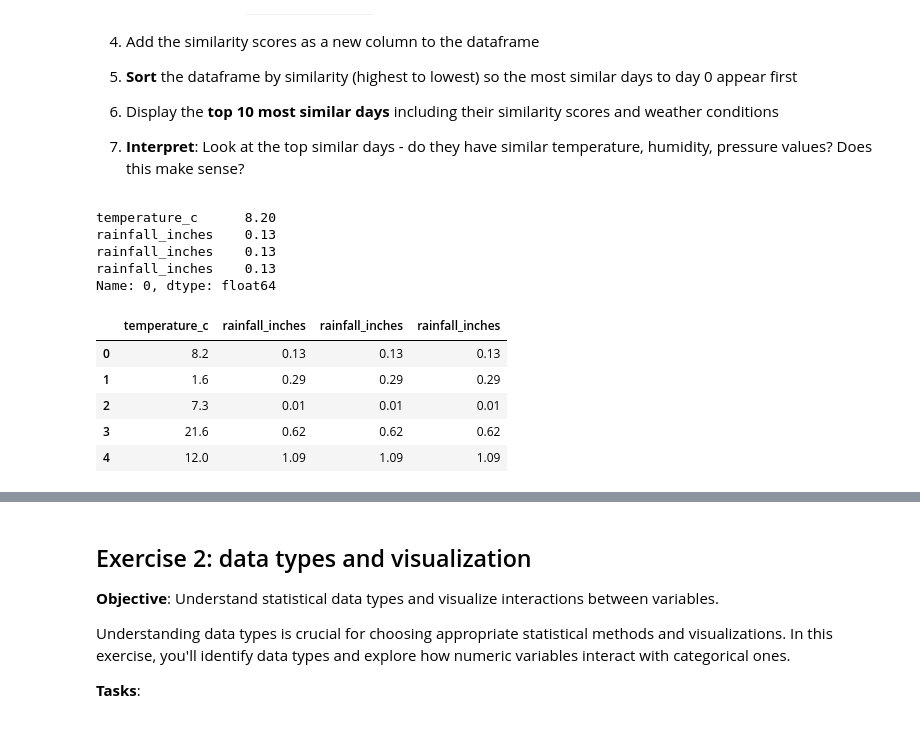
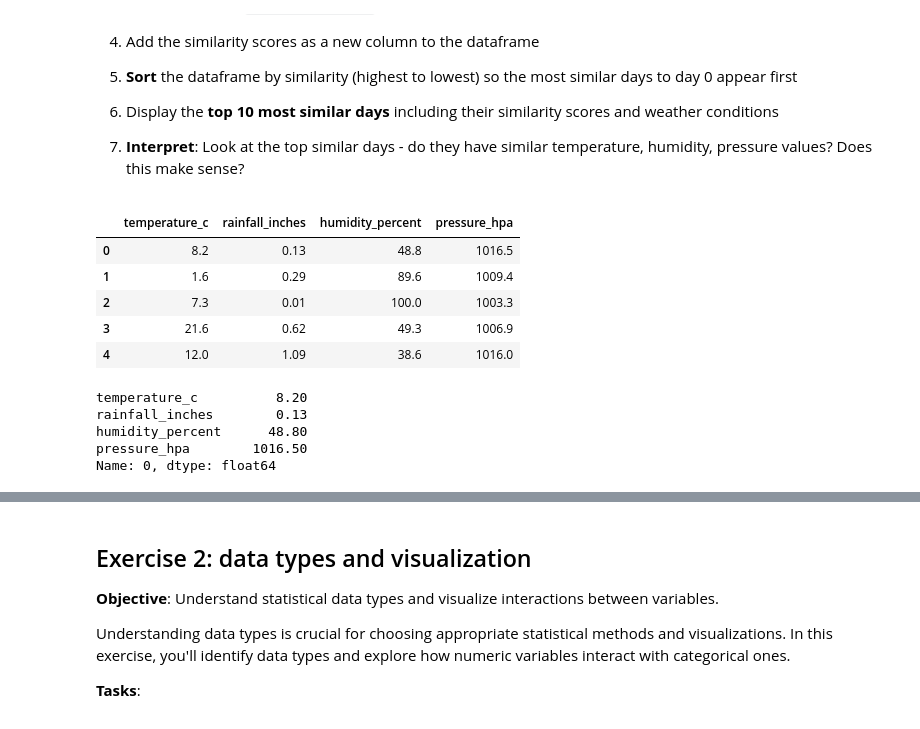
Before and after one commit to kebo0267/AI_ML_Classwork, a Jupyter notebook: Activity/Lesson_12_activity.ipynb, the cells around one changed output, grey strips where cells are left out. Saved outputs shown, nothing was run; the diff lists cells and outputs as text; code cells hidden in the pictures.

```diff
--- a/Activity/Lesson_12_activity.ipynb
+++ b/Activity/Lesson_12_activity.ipynb
@@ -55,19 +55,21 @@ In linear algebra, we can treat each row of data as a vector and measure how sim
 7. **Interpret**: Look at the top similar days - do they have similar temperature, humidity, pressure values? Does this make sense?
 # %%
 # Your code here
-a = df[["temperature_c","rainfall_inches","rainfall_inches","rainfall_inches"]]
-b = a.iloc[0]
-
+a = df[["temperature_c","rainfall_inches","humidity_percent","pressure_hpa"]]
 a.head()
 # %% [output]
-temperature_c      8.20
-rainfall_inches    0.13
-rainfall_inches    0.13
-rainfall_inches    0.13
-Name: 0, dtype: float64
-|  | temperature_c | rainfall_inches | rainfall_inches | rainfall_inches |
-| 0 | 8.2 | 0.13 | 0.13 | 0.13 |
-| 1 | 1.6 | 0.29 | 0.29 | 0.29 |
-| 2 | 7.3 | 0.01 | 0.01 | 0.01 |
-| 3 | 21.6 | 0.62 | 0.62 | 0.62 |
-| 4 | 12.0 | 1.09 | 1.09 | 1.09 |
+|  | temperature_c | rainfall_inches | humidity_percent | pressure_hpa |
+| 0 | 8.2 | 0.13 | 48.8 | 1016.5 |
+| 1 | 1.6 | 0.29 | 89.6 | 1009.4 |
+| 2 | 7.3 | 0.01 | 100.0 | 1003.3 |
+| 3 | 21.6 | 0.62 | 49.3 | 1006.9 |
+| 4 | 12.0 | 1.09 | 38.6 | 1016.0 |
+# %%
+b = a.iloc[0]
+print(b)
+# %% [output]
+temperature_c          8.20
+rainfall_inches        0.13
+humidity_percent      48.80
+pressure_hpa        1016.50
+Name: 0, dtype: float64
```
Also changed, not shown: parts of 3 cells of this notebook, 1 other file.
